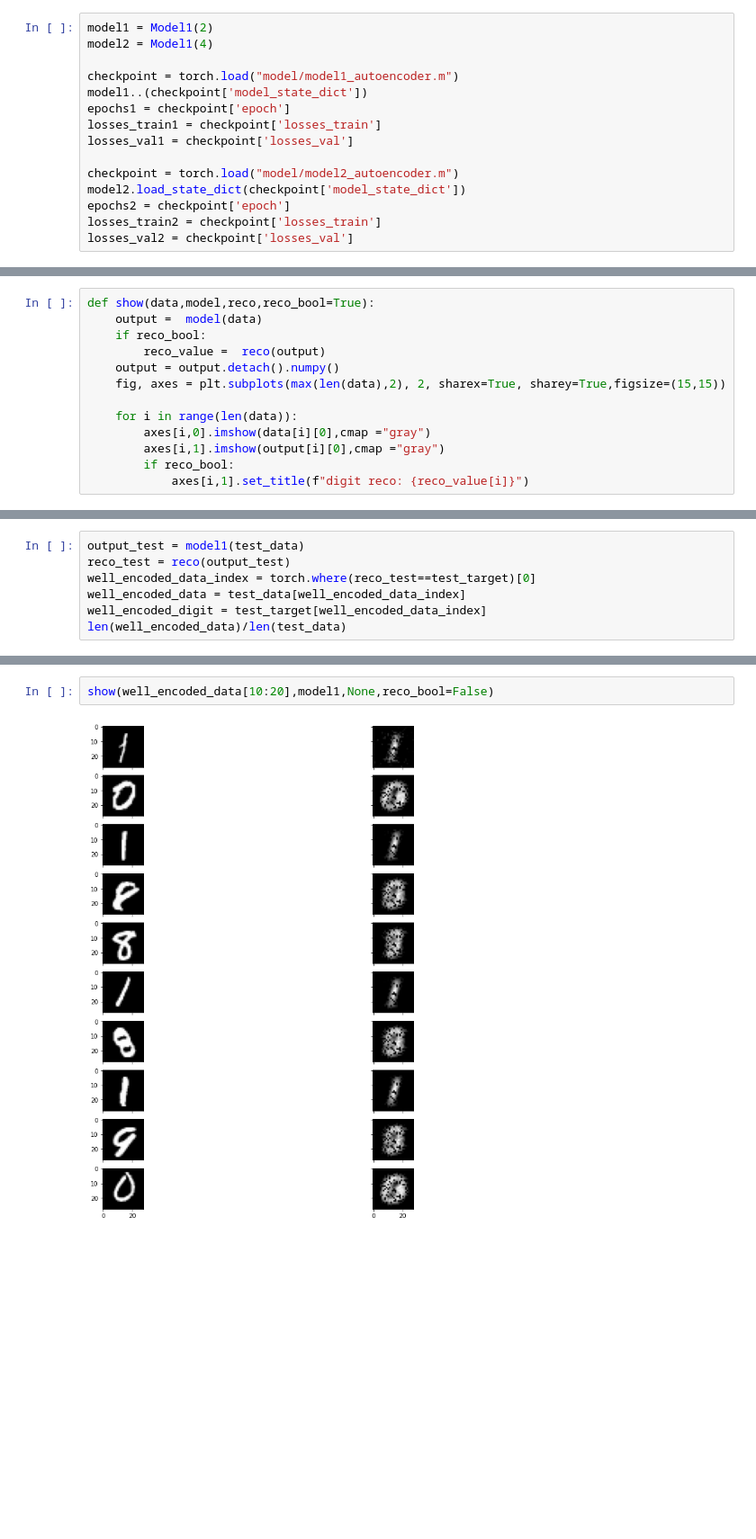
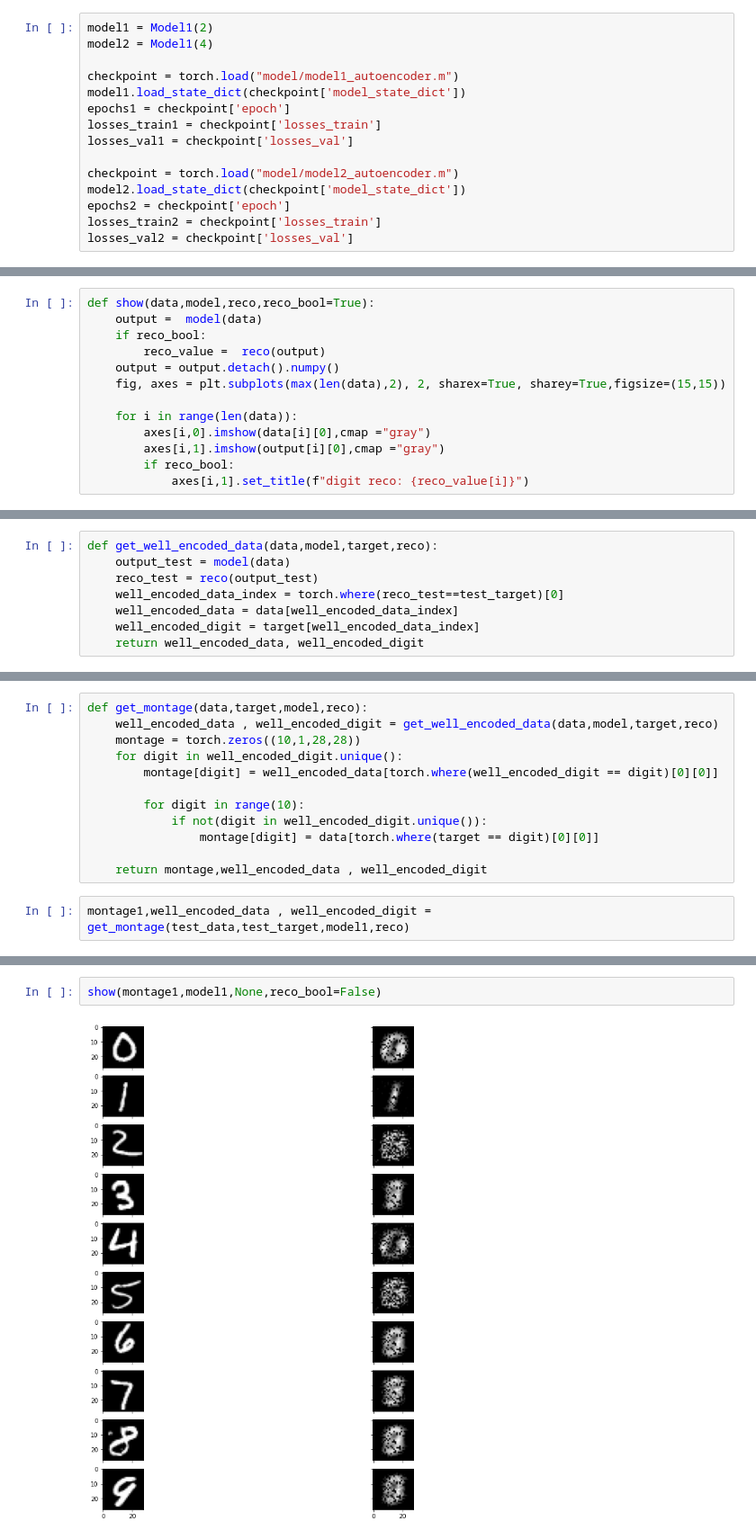
Before and after one commit to Ocean728/mnist_pytorch, a Jupyter notebook: Autoencoder.ipynb, the cells around one changed output, grey strips where cells are left out. Shown at 90% size. Saved outputs shown, nothing was run; the diff lists cells and outputs as text; blank space fills up the shorter version.

Commit message:
add montage autoencoeder

```diff
--- a/Autoencoder.ipynb
+++ b/Autoencoder.ipynb
@@ -226,7 +226,7 @@ model1 = Model1(2)
 model2 = Model1(4)
 
 checkpoint = torch.load("model/model1_autoencoder.m")
-model1..(checkpoint['model_state_dict'])
+model1.load_state_dict(checkpoint['model_state_dict'])
 epochs1 = checkpoint['epoch']
 losses_train1 = checkpoint['losses_train']
 losses_val1 = checkpoint['losses_val']
@@ -300,7 +296,8 @@ show(test_data[0:5],model1,reco)
 # %%
-output_test = model1(test_data)
-reco_test = reco(output_test)
-well_encoded_data_index = torch.where(reco_test==test_target)[0]
-well_encoded_data = test_data[well_encoded_data_index]
-well_encoded_digit = test_target[well_encoded_data_index]
-len(well_encoded_data)/len(test_data)
+def get_well_encoded_data(data,model,target,reco):
+    output_test = model(data)
+    reco_test = reco(output_test)
+    well_encoded_data_index = torch.where(reco_test==test_target)[0]
+    well_encoded_data = data[well_encoded_data_index]
+    well_encoded_digit = target[well_encoded_data_index]
+    return well_encoded_data, well_encoded_digit
@@ -308,0 +304,14 @@ len(well_encoded_data)/len(test_data)
+# %%
+def get_montage(data,target,model,reco):
+    well_encoded_data , well_encoded_digit = get_well_encoded_data(data,model,target,reco)
+    montage = torch.zeros((10,1,28,28))
+    for digit in well_encoded_digit.unique():
+        montage[digit] = well_encoded_data[torch.where(well_encoded_digit == digit)[0][0]]
+
+        for digit in range(10):
+            if not(digit in well_encoded_digit.unique()):
+                montage[digit] = data[torch.where(target == digit)[0][0]]
+
+    return montage,well_encoded_data , well_encoded_digit
+# %%
+montage1,well_encoded_data , well_encoded_digit = get_montage(test_data,test_target,model1,reco)
@@ -309,4 +322,4 @@ len(well_encoded_data)/len(test_data)
 # %%
-show(well_encoded_data[10:20],model1,None,reco_bool=False)
+show(montage1,model1,None,reco_bool=False)
 # %% [output]
-[figure, old version]
+[figure, new version]
```
Also changed, not shown: parts of 8 cells of this notebook.
